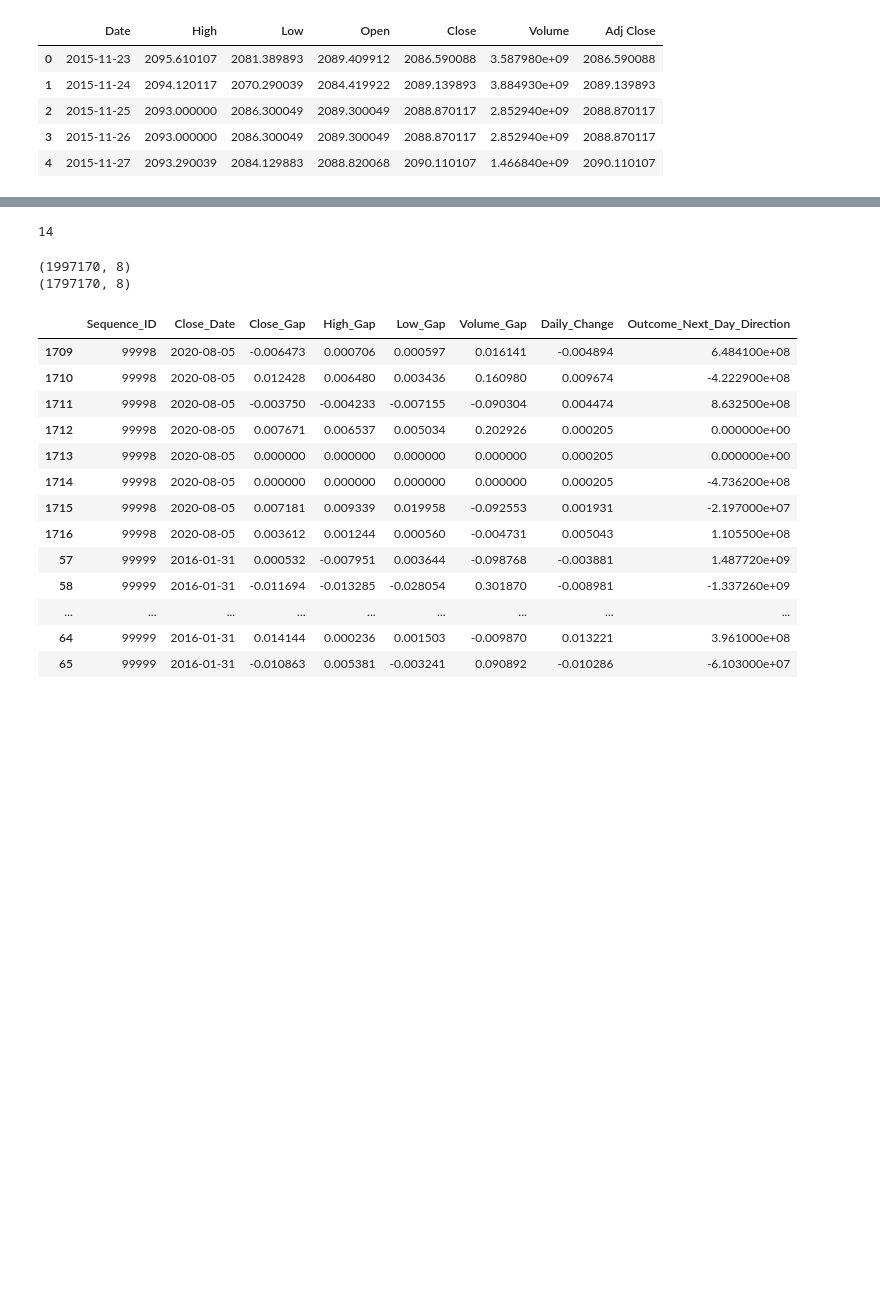
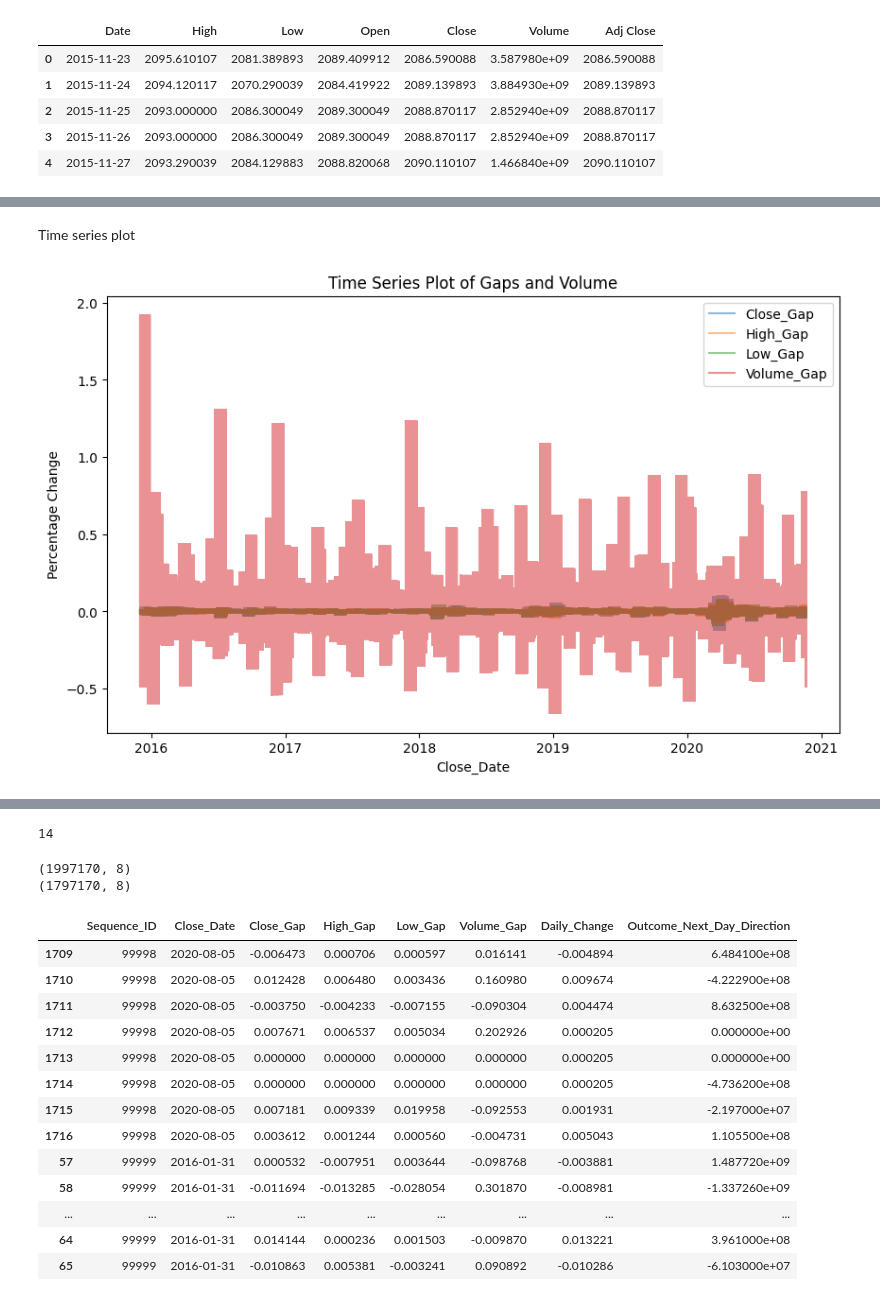
Before and after one commit to Viswaksena-J/semester, a Jupyter notebook: 5thSem/maths/maths project/Maths.ipynb, the cells around one changed output, grey strips where cells are left out. Saved outputs shown, nothing was run; the diff lists cells and outputs as text; code cells hidden in the pictures; blank space fills up the shorter version.

```diff
--- a/5thSem/maths/maths project/Maths.ipynb
+++ b/5thSem/maths/maths project/Maths.ipynb
@@ -80,0 +81,24 @@ for row_set in range(0, 100000):
+# %% [markdown]
+Time series plot
+# %%
+import pandas as pd
+import matplotlib.pyplot as plt
+
+# Concatenate all subsets into a single DataFrame
+combined_data = pd.concat(new_set)
+
+plt.figure(figsize=(10, 6))
+
+# Plot all features in a single diagram
+plt.plot(combined_data['Close_Date'], combined_data['Close_Gap'], label='Close_Gap', alpha=0.5)
+plt.plot(combined_data['Close_Date'], combined_data['High_Gap'], label='High_Gap', alpha=0.5)
+plt.plot(combined_data['Close_Date'], combined_data['Low_Gap'], label='Low_Gap', alpha=0.5)
+plt.plot(combined_data['Close_Date'], combined_data['Volume_Gap'], label='Volume_Gap', alpha=0.5)
+
+plt.xlabel('Close_Date')
+plt.ylabel('Percentage Change')
+plt.title('Time Series Plot of Gaps and Volume')
+plt.legend()
+plt.show()
+# %% [output]
+[figure, added]
```
Also changed, not shown: parts of 5 cells of this notebook, 16 other files.
